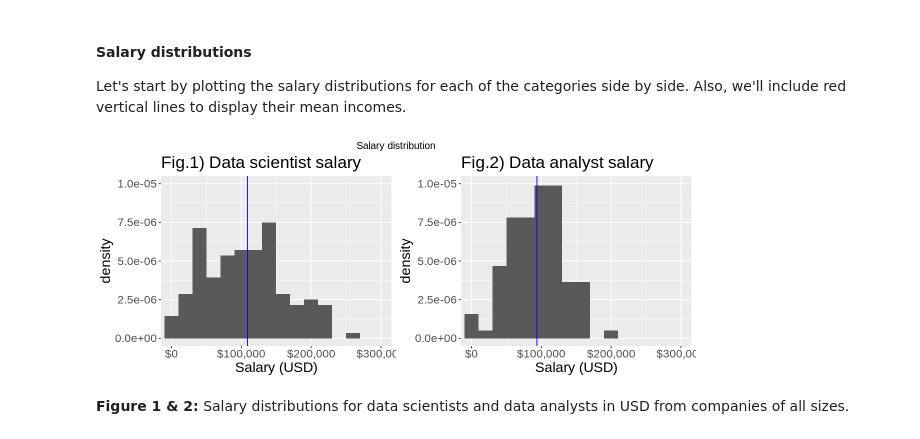
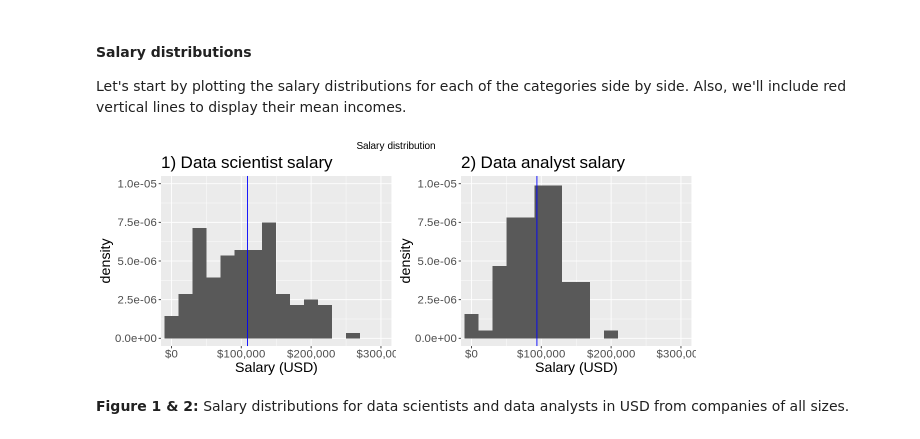
Before and after one commit to vindennt/stat-201-project-group-10, a Jupyter notebook: Final draft.ipynb, the cells around one changed output. Drawn from its saved outputs; the diff is of its cells as text; code cells hidden in the pictures.

```diff
--- a/Final draft.ipynb
+++ b/Final draft.ipynb
@@ -144,29 +133,33 @@ Also, we'll include red vertical lines to display their mean incomes.
 # %%
 options(repr.plot.width = 10, repr.plot.height = 4)
 
+# visualize distribution of data scientist salaries
 ds_salary_dist <- salaries_new %>%
     filter(job_title == "Data Scientist") %>%
     ggplot(aes(x = salary_in_usd, y = after_stat(density))) +
     geom_histogram(binwidth = 20000) +
-    labs(x = "Salary (USD)", title = "Fig.1) Data scientist salary") +
-    geom_vline(xintercept = mean(filter(salaries_new, job_title == "Data Scientist")$salary_in_usd), color = "blue") +
-    scale_x_continuous(labels = scales::dollar_format()) +
-    coord_cartesian(xlim = c(0, 300000), ylim = c(0, 1e-05)) +
-    theme(text = element_text(size = 17))
+    labs(x = "Salary (USD)", title = "1) Data scientist salary") +
+    geom_vline(xintercept = mean(filter(salaries_new, job_title == "Data Scientist")$salary_in_usd), color = "blue") + # mark mean to make easier to see
+    scale_x_continuous(labels = scales::dollar_format()) + # put money in the human-readable unit of USD
+    coord_cartesian(xlim = c(0, 300000), ylim = c(0, 1e-05)) + # set x axis to readable scale
+    theme(text = element_text(size = 17)) # Set text size to easily readable size
 
+
+
+# visualize distribution of data analyst salaries
 pda_salary_dist <- salaries_new %>%
     filter(job_title == "Data Analyst") %>%
     ggplot(aes(x = salary_in_usd, y = after_stat(density))) +
     geom_histogram(binwidth = 20000) +
-    labs(x = "Salary (USD)", title = "Fig.2) Data analyst salary") +
+    labs(x = "Salary (USD)", title = "2) Data analyst salary") +
     geom_vline(xintercept = mean(filter(salaries_new, job_title == "Data Analyst")$salary_in_usd), color = "blue") +
     scale_x_continuous(labels = scales::dollar_format()) +
     coord_cartesian(xlim = c(0, 300000), ylim = c(0, 1e-05)) +
     theme(text = element_text(size = 17))
 
 grid.arrange(ds_salary_dist, pda_salary_dist, ncol = 2, top = "Salary distribution")
 # %% [output]
-[figure, old version]
+[figure, new version]
 # %% [markdown]
 **Figure 1 & 2:** Salary distributions for data scientists and data analysts in USD from companies of all sizes.
 # %%
```
Also changed, not shown: parts of 15 cells of this notebook.
